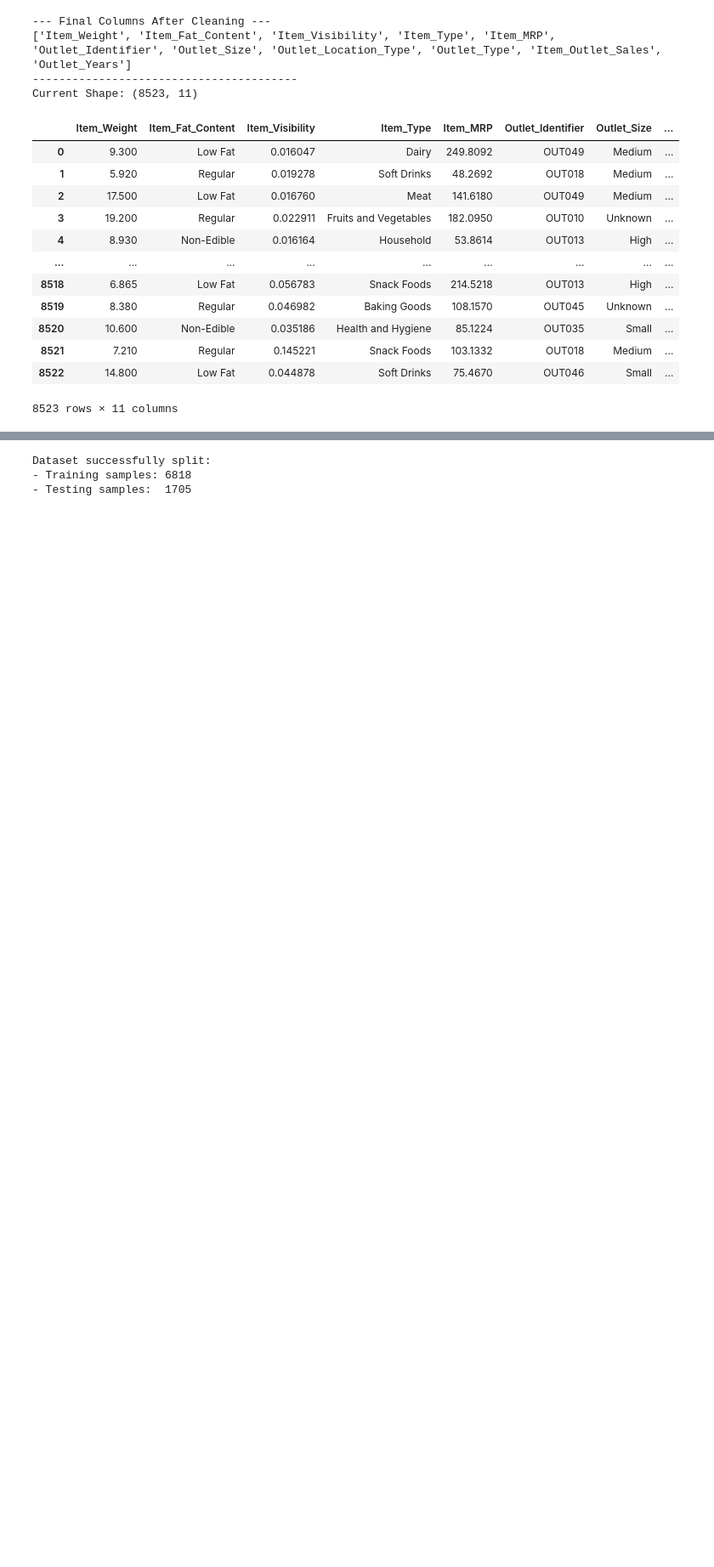
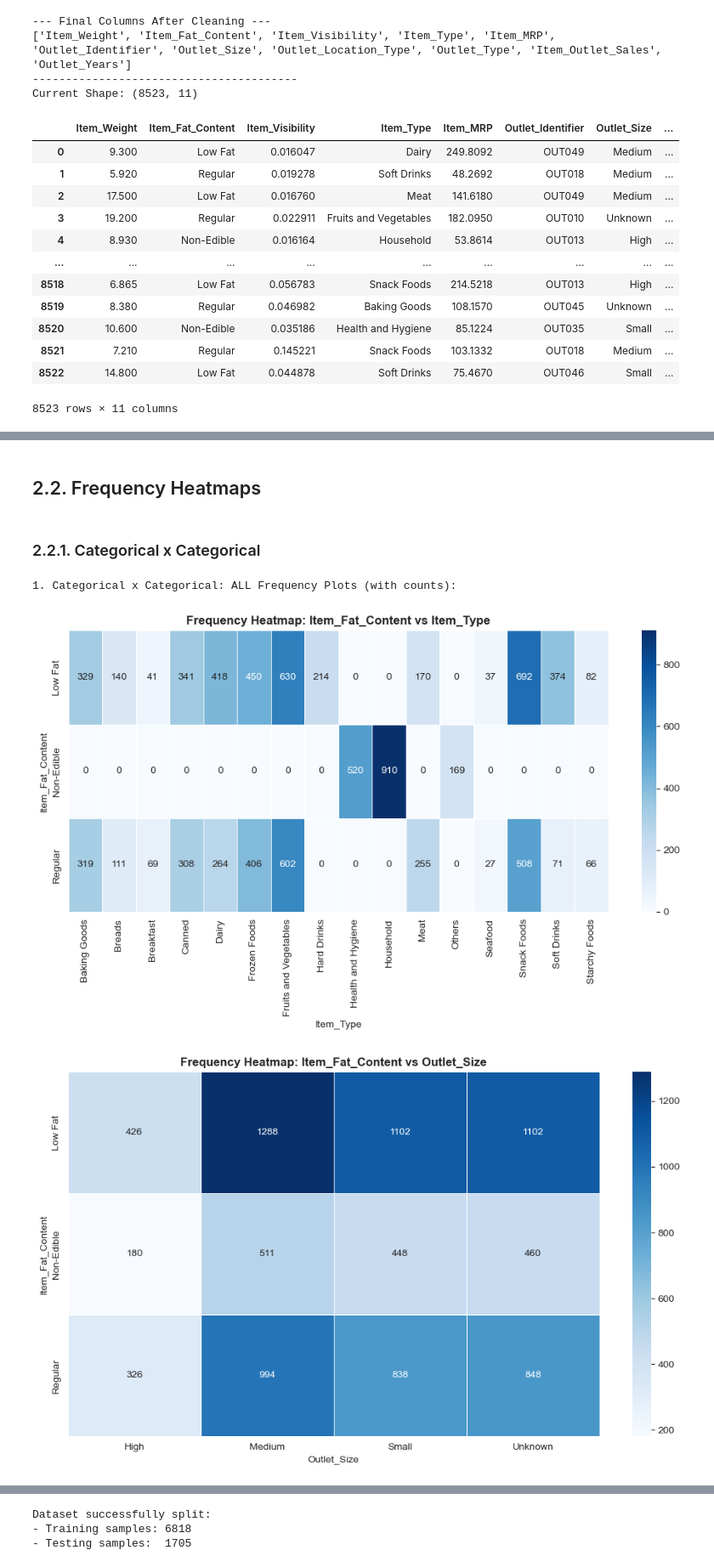
Before and after one commit to baobean/CSC14005-Lab2, a Jupyter notebook: Data_Preparation/data_preparation.ipynb, the cells around one changed output, grey strips where cells are left out. Shown at 85% size. Cells and saved outputs as stored; diff of their text form; code cells hidden in the pictures; blank space fills up the shorter version.

```diff
--- a/Data_Preparation/data_preparation.ipynb
+++ b/Data_Preparation/data_preparation.ipynb
@@ -395,0 +439,27 @@ Current Shape: (8523, 11)
+# %% [markdown]
+## 2.2. Frequency Heatmaps
+# %% [markdown]
+### 2.2.1. Categorical x Categorical
+# %%
+# List of important categorical variables (Excluding Item_Identifier as it has 1559 unique values)
+cat_cols = ['Item_Fat_Content', 'Item_Type', 'Outlet_Size', 'Outlet_Location_Type', 'Outlet_Type']
+
+print("1. Categorical x Categorical: ALL Frequency Plots (with counts):\n")
+# Create all possible combinations of 2 columns from the cat_cols list
+all_cat_pairs = list(itertools.combinations(cat_cols, 2))
+
+
+
+for col1, col2 in all_cat_pairs:
+    plt.figure(figsize=(10, 6))
+    cross_tab = pd.crosstab(df[col1], df[col2])
+    sns.heatmap(cross_tab, annot=True, fmt='d', cmap='Blues', cbar=True, linewidths=0.5)
+    plt.title(f'Frequency Heatmap: {col1} vs {col2}', fontweight='bold')
+    plt.xlabel(col2)
+    plt.ylabel(col1)
+    plt.tight_layout()
+    plt.show()
+# %% [output]
+1. Categorical x Categorical: ALL Frequency Plots (with counts):
+[figure, added]
+[figure, added]
```
Also changed, not shown: parts of 13 cells of this notebook.
